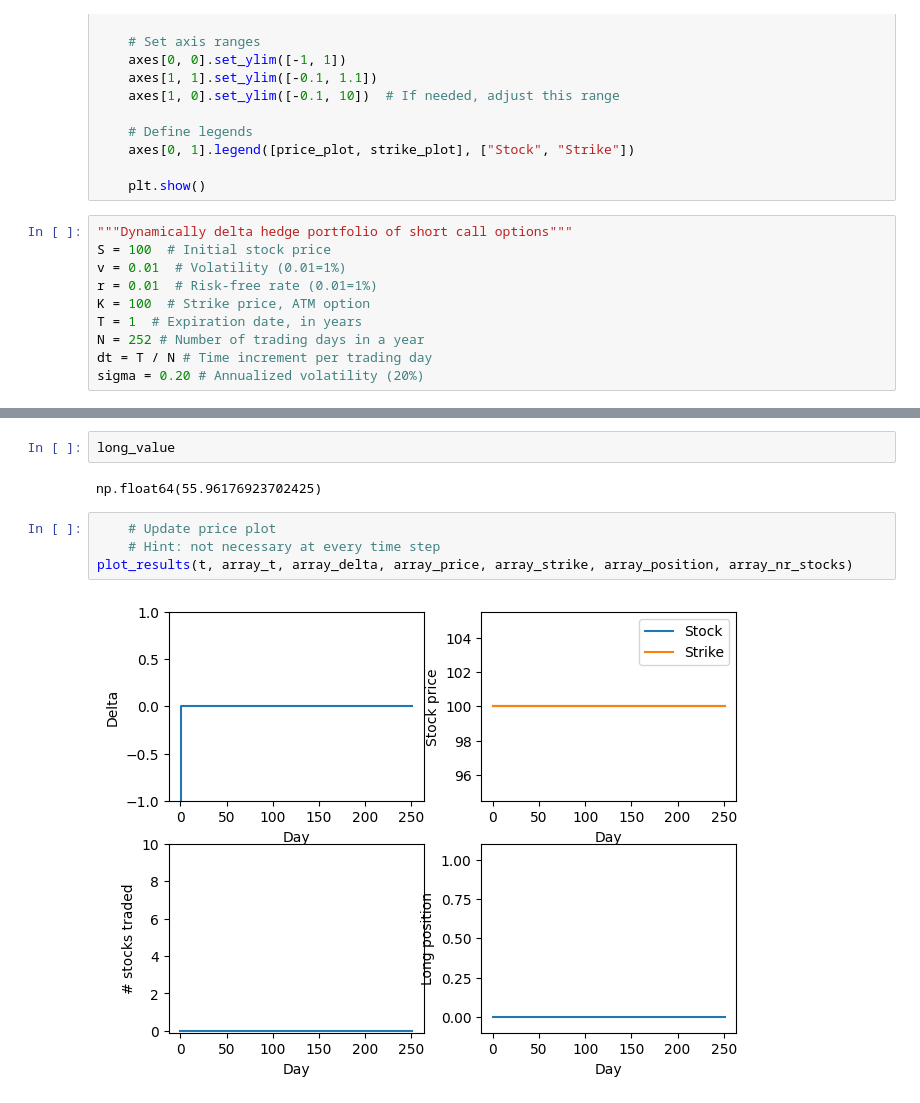
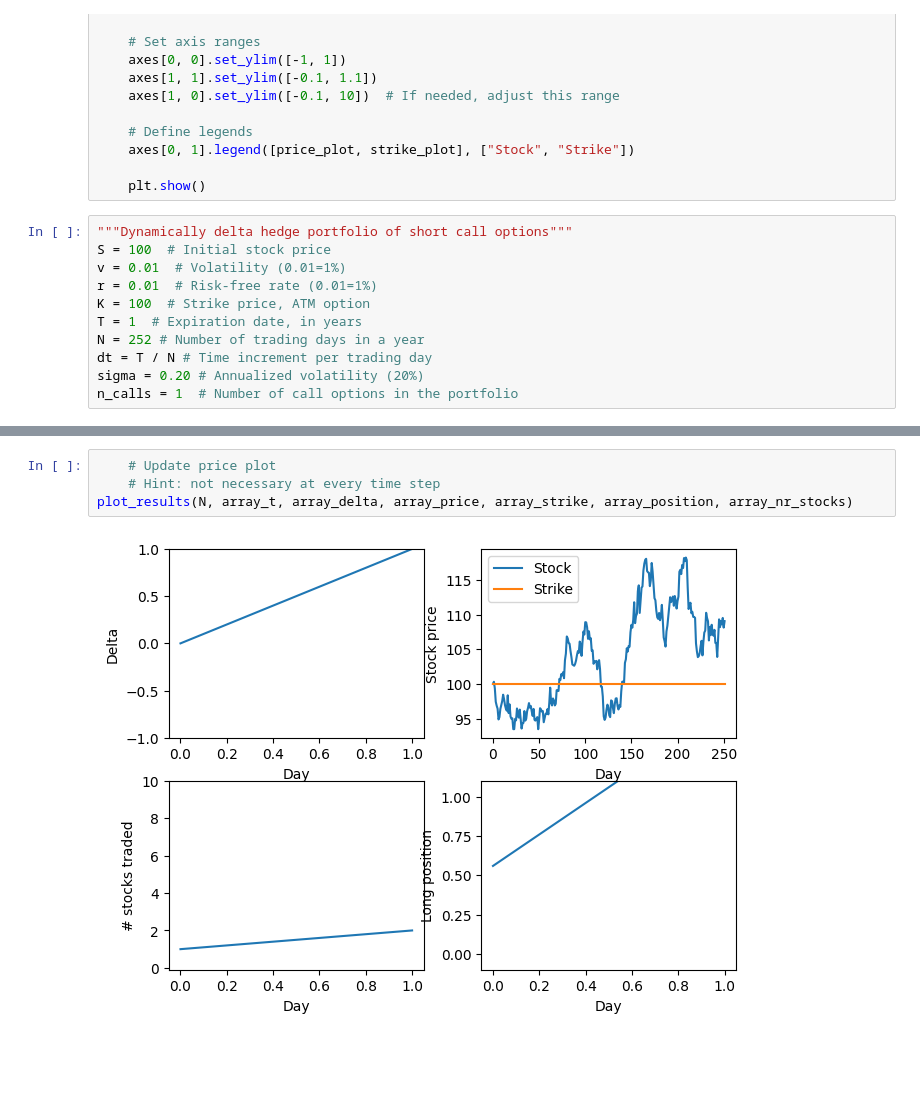
Before and after one commit to justusstraus/Structured-Products-, a Jupyter notebook: start_model_SP_B1 (2).ipynb, the cells around one changed output, grey strips where cells are left out. Saved outputs shown, nothing was run; the diff lists cells and outputs as text; blank space fills up the shorter version.

```diff
--- a/start_model_SP_B1 (2).ipynb
+++ b/start_model_SP_B1 (2).ipynb
@@ -75,6 +75,7 @@ T = 1  # Expiration date, in years
 N = 252 # Number of trading days in a year
 dt = T / N # Time increment per trading day
 sigma = 0.20 # Annualized volatility (20%)
+n_calls = 1  # Number of call options in the portfolio
 # %%
 def bs_price_call(S, K, r, sigma, tau):
     "BS price of a European call option"
@@ -233,10 +234,6 @@ Cost balance 0.00
-# %%
-long_value
-# %% [output]
-np.float64(55.96176923702425)
 # %%
     # Update price plot
     # Hint: not necessary at every time step
-plot_results(t, array_t, array_delta, array_price, array_strike, array_position, array_nr_stocks)
+plot_results(N, array_t, array_delta, array_price, array_strike, array_position, array_nr_stocks)
 # %% [output]
-[figure, old version]
+[figure, new version]
```
Also changed, not shown: parts of 2 cells of this notebook.
